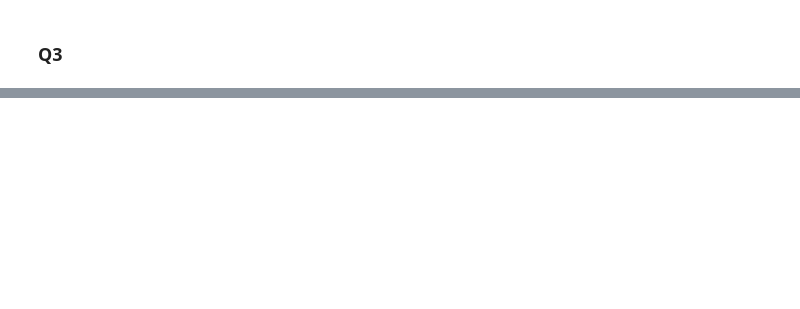
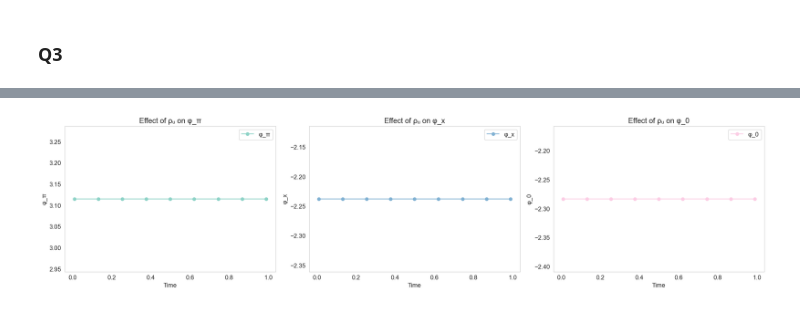
Before and after one commit to yifandill/Monetary_Policy_Model, a Jupyter notebook: src/OptMonPolicy-model .ipynb, the cells around one changed output, grey strips where cells are left out. Cells and saved outputs as stored; diff of their text form; code cells hidden in the pictures; blank space fills up the shorter version.

```diff
--- a/src/OptMonPolicy-model .ipynb
+++ b/src/OptMonPolicy-model .ipynb
@@ -364,0 +344,25 @@ sensitivity_fig = plot_sensitivity_results(sensitivity_results)
+# %%
+sensitivity_results_rho_u = pd.DataFrame(sensitivity_results['rho_u'])
+sensitivity_results_rho_u = sensitivity_results_rho_u.set_index('range')
+
+fig, axes = plt.subplots(1, 3, figsize=(20, 5))
+labels = ['φ_π', 'φ_x', 'φ_0']
+shocks_name = 'ρᵤ'
+
+color_name = 'Set3'
+select2 = (0.05,0.35,0.60)
+colors_2 = plt.get_cmap(color_name)(select2)
+
+for i in range(3):
+    axes[i].plot(sensitivity_results_rho_u.index, sensitivity_results_rho_u.iloc[:, i], marker='o', linestyle='-', color=colors_2[i], label=labels[i])
+    axes[i].set_title(f'Effect of {shocks_name} on {labels[i]}')
+    axes[i].set_xlabel('Time')
+    axes[i].set_ylabel(labels[i])
+    axes[i].grid()
+    axes[i].legend(loc='upper right')
+
+plt.tight_layout()
+plt.savefig(os.path.join(result_dir, f'Effect_of_rho_u.png'), dpi=300)
+plt.show()
+# %% [output]
+[figure, added]
```
Also changed, not shown: parts of 8 cells of this notebook, 7 other files.
